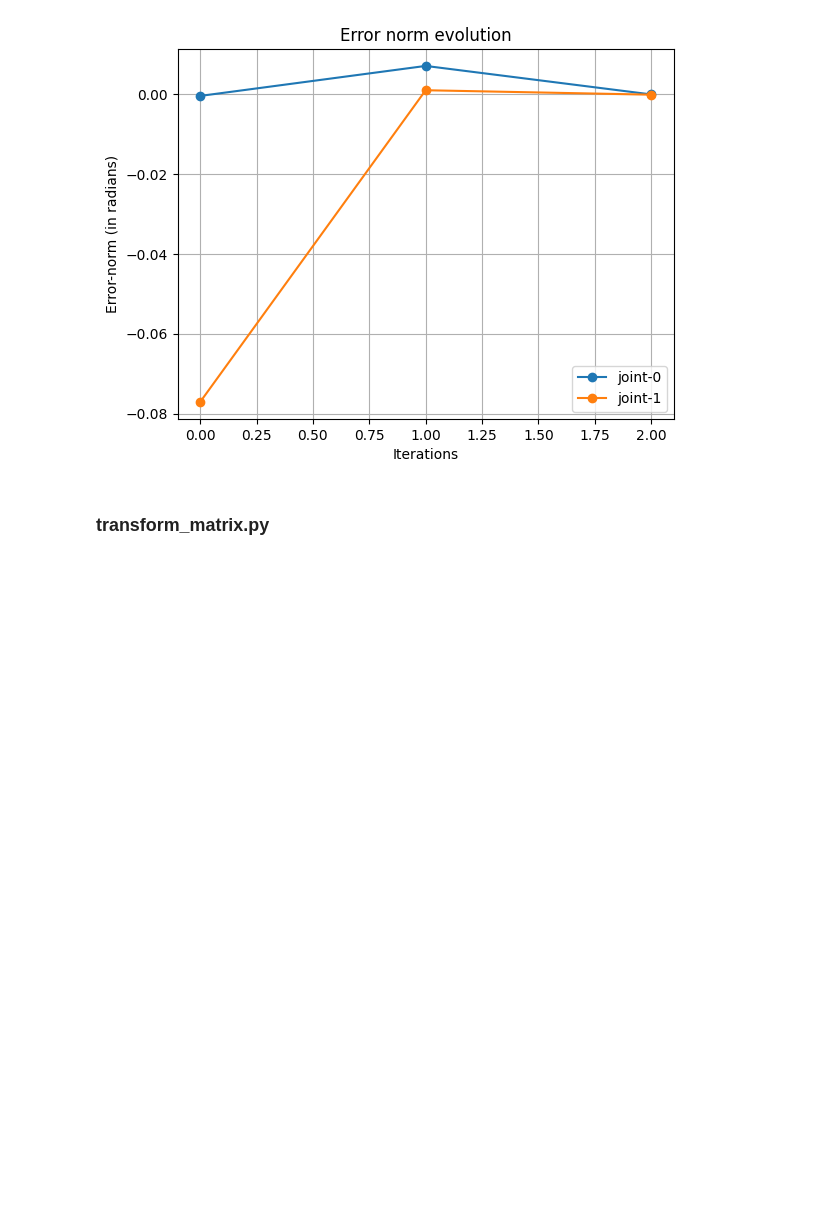
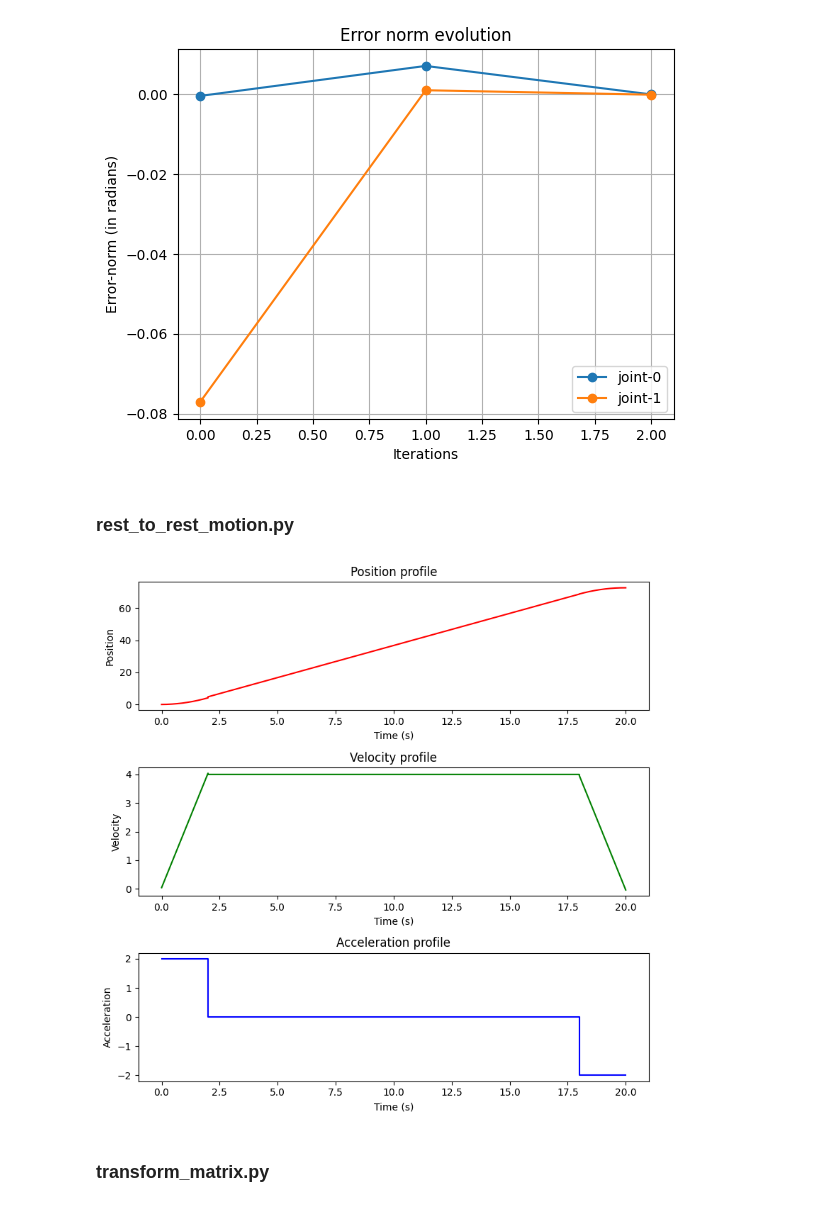
Before and after one commit to Mowibox/RoboBox, a Jupyter notebook: examples.ipynb, the cells around one changed output. Drawn from its saved outputs; the diff is of its cells as text; code cells hidden in the pictures; blank space fills up the shorter version.

Commit message:
Adding rest_to_rest_motion

```diff
--- a/examples.ipynb
+++ b/examples.ipynb
@@ -293,6 +293,19 @@ plotter(X, [e_lst[:,0], e_lst[:,1]], "o",
         ylabel="Error-norm (in radians)")
 # %% [output]
 [figure]
+# %% [markdown]
+### rest_to_rest_motion.py
+# %%
+from rest_to_rest_motion import rest_to_rest_motion
+
+total_time = 20
+acceleration_value = 2.0
+speed_value = 4.0
+acceleration_time = 2
+
+rest_to_rest_motion(total_time, acceleration_value, speed_value, acceleration_time)
+# %% [output]
+[figure, added]
 # %% [markdown]
 ### transform_matrix.py
 # %%
```
Also changed, not shown: 1 other file.
